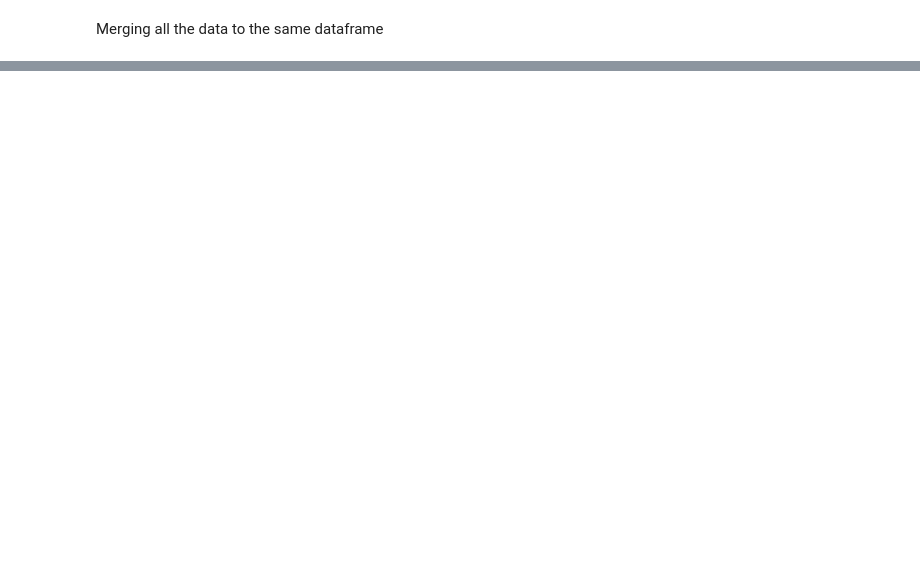
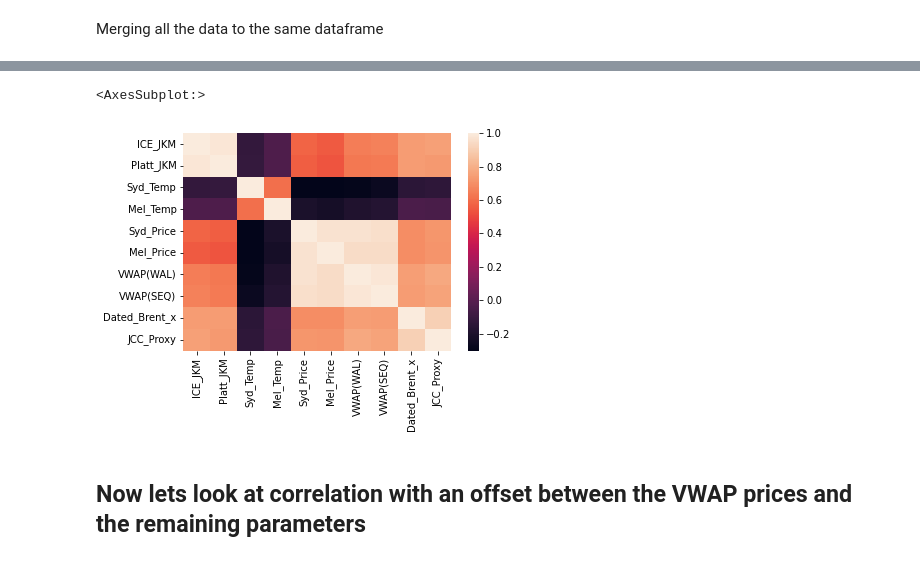
Before and after one commit to obesteloe/lng_forecast, a Jupyter notebook: analysis_playground.ipynb, the cells around one changed output, grey strips where cells are left out. Drawn from its saved outputs; the diff is of its cells as text; code cells hidden in the pictures; blank space fills up the shorter version.

```diff
--- a/analysis_playground.ipynb
+++ b/analysis_playground.ipynb
@@ -225,0 +357,5 @@ plt.show()
+# %%
+df['ICE_JKM'] = pd.to_numeric(df['ICE_JKM'])
+df['Platt_JKM'] = pd.to_numeric(df['Platt_JKM'])
+df['JCC_Proxy'] = pd.to_numeric(df['JCC_Proxy'])
+df['Dated_Brent_x'] = pd.to_numeric(df['Dated_Brent_x'])
@@ -225,0 +376,8 @@ plt.show()
+# %%
+sns.heatmap(df.corr())
+# %% [output]
+<AxesSubplot:>
+[figure, added]
+# %% [markdown]
+Now lets look at correlation with an offset between the VWAP prices and the remaining parameters
+---
```
Also changed, not shown: parts of 31 cells of this notebook, 20 other files.
